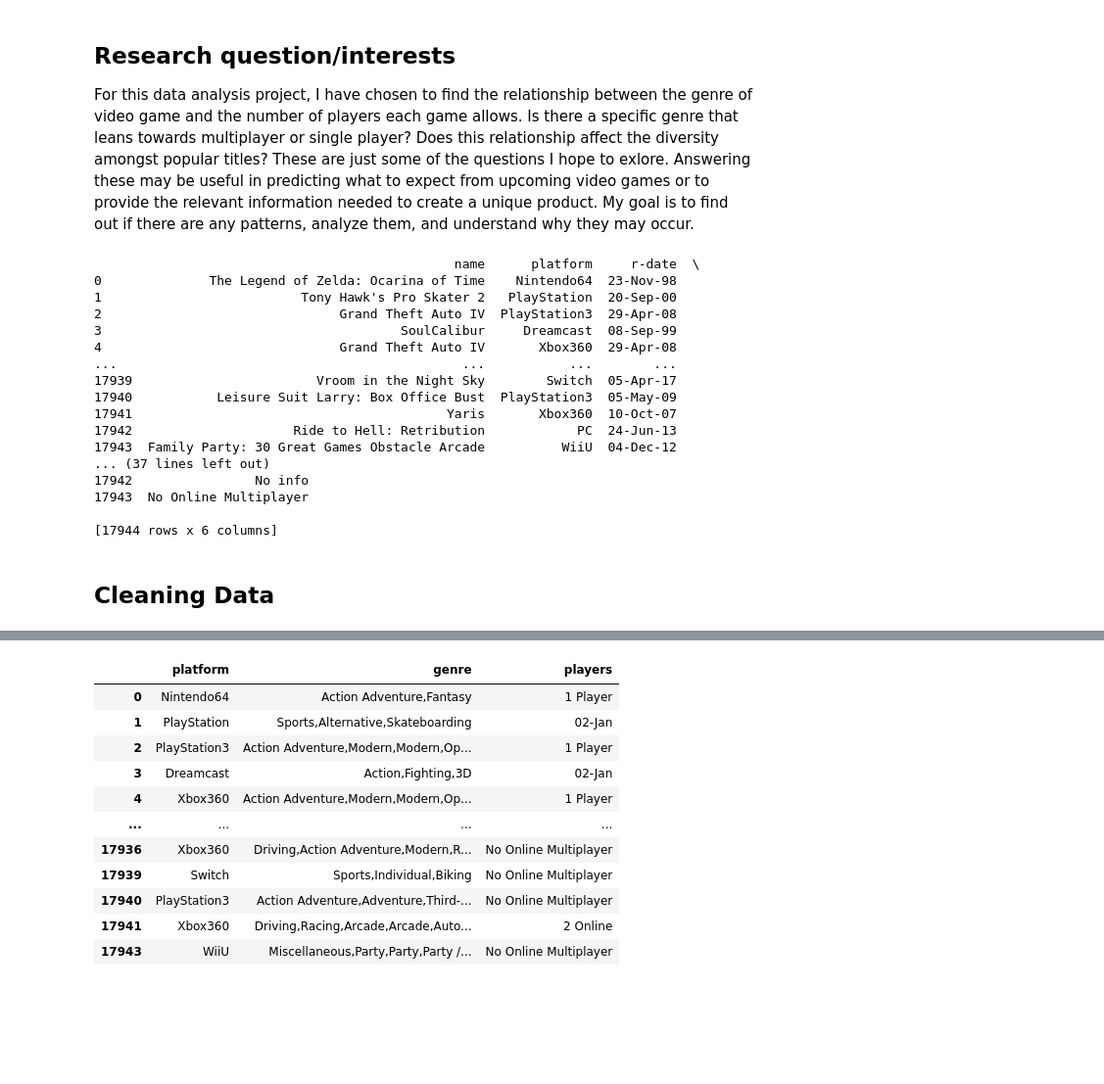
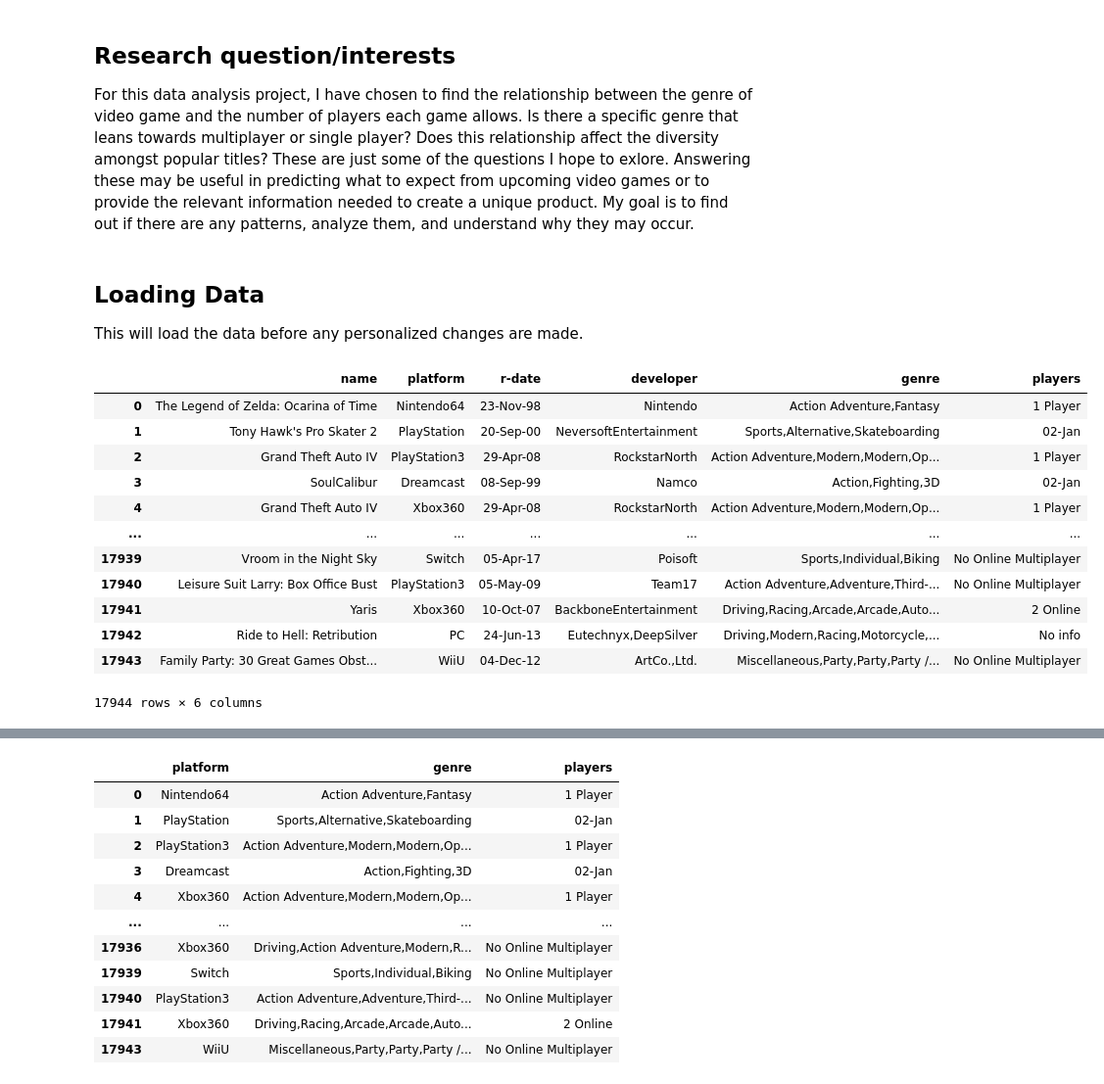
Before and after one commit to ubco-W2022T1-cosc301/project-group07, a Jupyter notebook: notebooks/analysis1.ipynb, the cells around one changed output, grey strips where cells are left out. Shown at 98% size. Cells and saved outputs as stored; diff of their text form; code cells hidden in the pictures; blank space fills up the shorter version.

```diff
--- a/notebooks/analysis1.ipynb
+++ b/notebooks/analysis1.ipynb
@@ -9,26 +9,23 @@ import pandas as pd
 import seaborn as sns
 import numpy as np
 import matplotlib.pyplot as plt
+# %% [markdown]
+## Loading Data
+This will load the data before any personalized changes are made.
 # %%
 df = pd.read_csv(r'../data/processed/games-data-processed.csv')
-print(df)
+df
 # %% [output]
+|  | name | platform | r-date | developer | genre | players |
+| 0 | The Legend of Zelda: Ocarina of Time | Nintendo64 | 23-Nov-98 | Nintendo | Action Adventure,Fantasy | 1 Player |
+| 1 | Tony Hawk's Pro Skater 2 | PlayStation | 20-Sep-00 | NeversoftEntertainment | Sports,Alternative,Skateboarding | 02-Jan |
+| 2 | Grand Theft Auto IV | PlayStation3 | 29-Apr-08 | RockstarNorth | Action Adventure,Modern,Modern,Op... | 1 Player |
+| 3 | SoulCalibur | Dreamcast | 08-Sep-99 | Namco | Action,Fighting,3D | 02-Jan |
+| 4 | Grand Theft Auto IV | Xbox360 | 29-Apr-08 | RockstarNorth | Action Adventure,Modern,Modern,Op... | 1 Player |
+| ... | ... | ... | ... | ... | ... | ... |
+| 17939 | Vroom in the Night Sky | Switch | 05-Apr-17 | Poisoft | Sports,Individual,Biking | No Online Multiplayer |
+| 17940 | Leisure Suit Larry: Box Office Bust | PlayStation3 | 05-May-09 | Team17 | Action Adventure,Adventure,Third-... | No Online Multiplayer |
+| 17941 | Yaris | Xbox360 | 10-Oct-07 | BackboneEntertainment | Driving,Racing,Arcade,Arcade,Auto... | 2 Online |
+| 17942 | Ride to Hell: Retribution | PC | 24-Jun-13 | Eutechnyx,DeepSilver | Driving,Modern,Racing,Motorcycle,... | No info |
+| 17943 | Family Party: 30 Great Games Obst... | WiiU | 04-Dec-12 | ArtCo.,Ltd. | Miscellaneous,Party,Party,Party /... | No Online Multiplayer |
-                                               name      platform     r-date  \
-0              The Legend of Zelda: Ocarina of Time    Nintendo64  23-Nov-98
-1                          Tony Hawk's Pro Skater 2   PlayStation  20-Sep-00
-2                               Grand Theft Auto IV  PlayStation3  29-Apr-08
-3                                       SoulCalibur     Dreamcast  08-Sep-99
-4                               Grand Theft Auto IV       Xbox360  29-Apr-08
-...                                             ...           ...        ...
-17939                        Vroom in the Night Sky        Switch  05-Apr-17
-17940           Leisure Suit Larry: Box Office Bust  PlayStation3  05-May-09
-17941                                         Yaris       Xbox360  10-Oct-07
-17942                     Ride to Hell: Retribution            PC  24-Jun-13
-17943  Family Party: 30 Great Games Obstacle Arcade          WiiU  04-Dec-12
-... (37 lines left out)
-17942                No info
-17943  No Online Multiplayer
-
-[17944 rows x 6 columns]
+17944 rows × 6 columns
-# %% [markdown]
-## Cleaning Data
```
Also changed, not shown: parts of 20 cells of this notebook.
